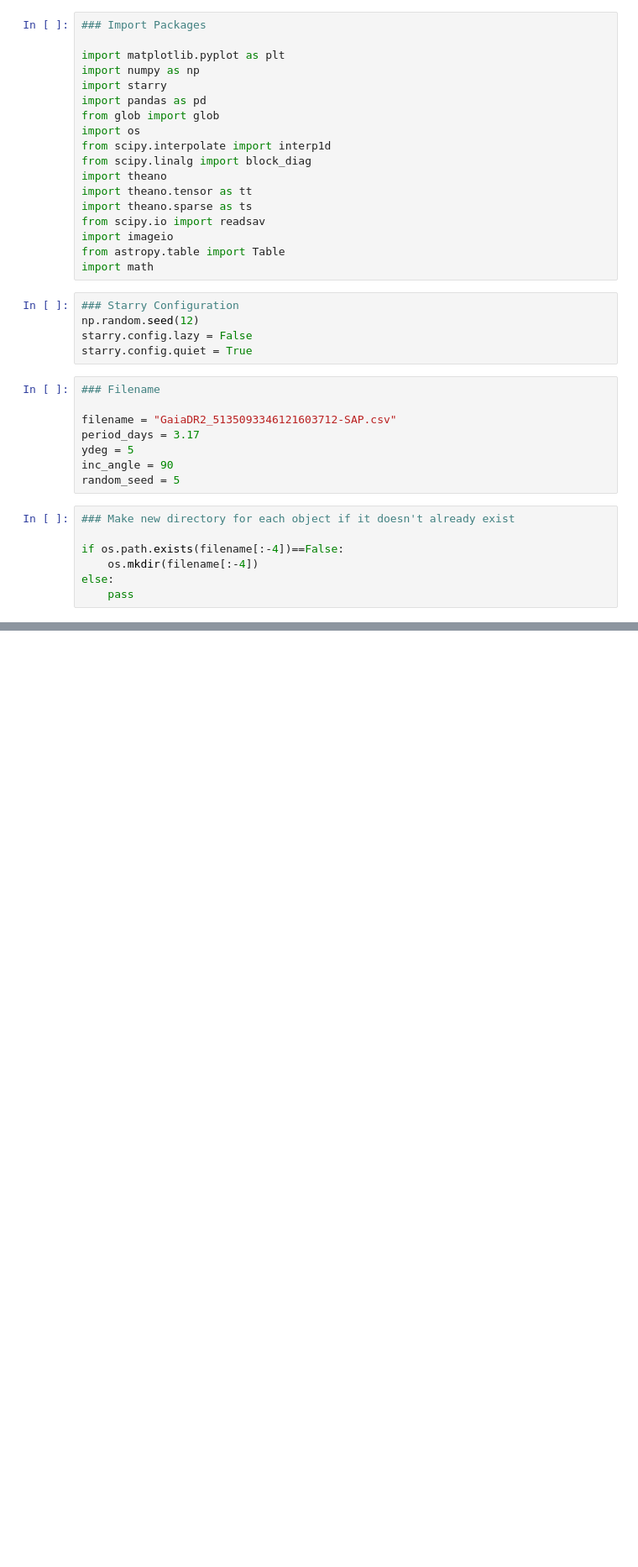
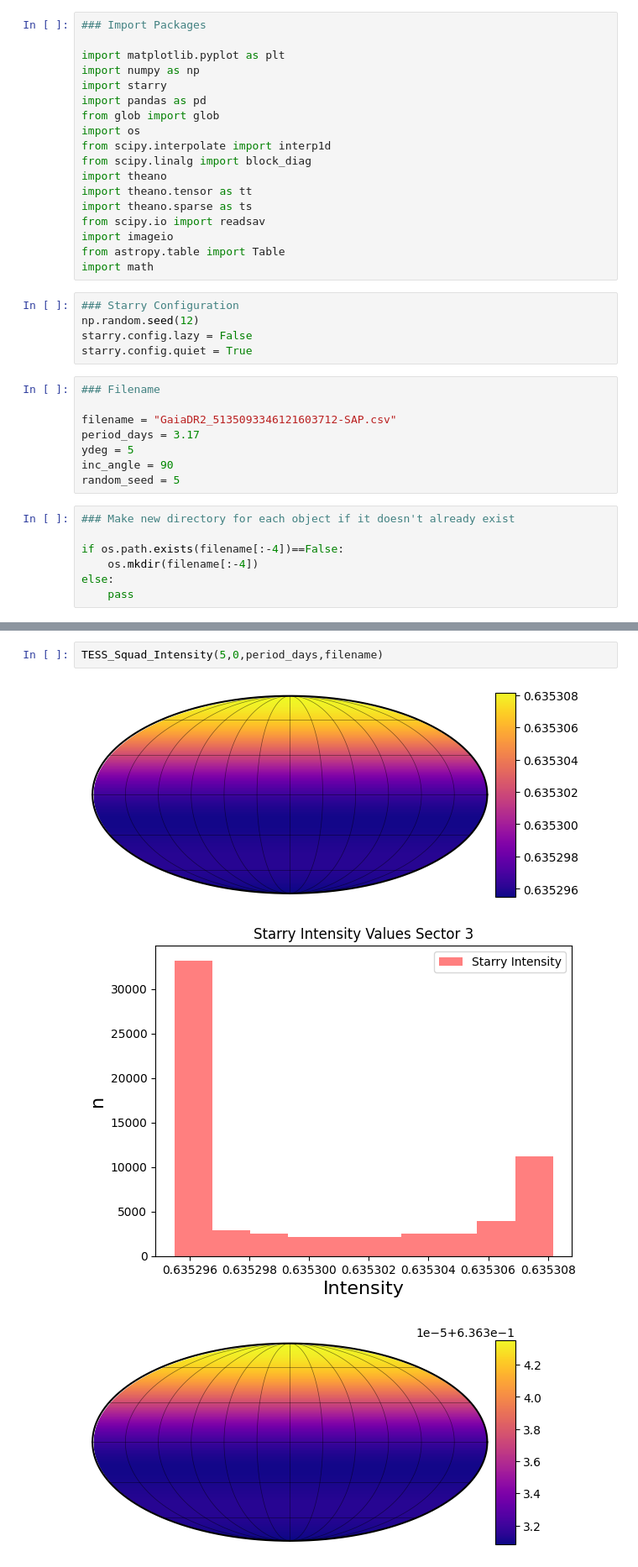
Before and after one commit to MohammadRefat23/StarryAtmospheres, a Jupyter notebook: TESSLightCurves.ipynb, the cells around one changed output, grey strips where cells are left out. Shown at 84% size. Cells and saved outputs as stored; diff of their text form; blank space fills up the shorter version.

```diff
--- a/TESSLightCurves.ipynb
+++ b/TESSLightCurves.ipynb
@@ -174,0 +231,6 @@ TESS_Squad(filename,ydeg,inc_angle,period_days,random_seed)
+# %%
+TESS_Squad_Intensity(5,0,period_days,filename)
+# %% [output]
+[figure, added]
+[figure, added]
+[figure, added]
```
Also changed, not shown: parts of 6 cells of this notebook.
